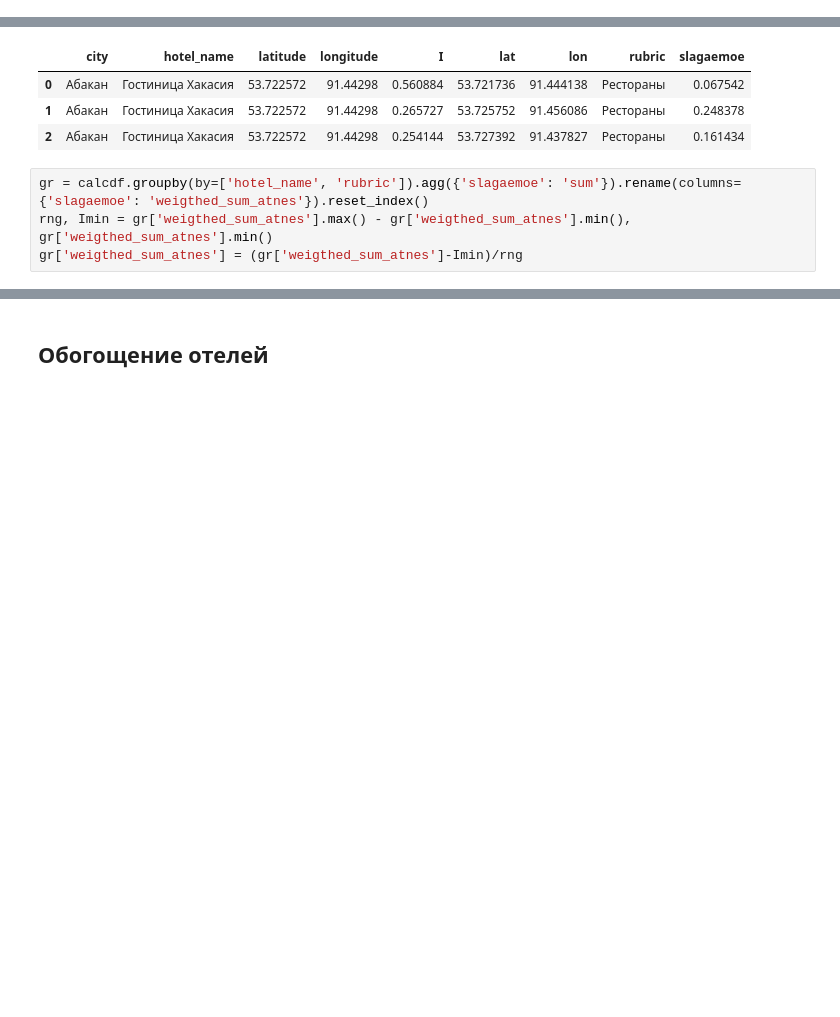
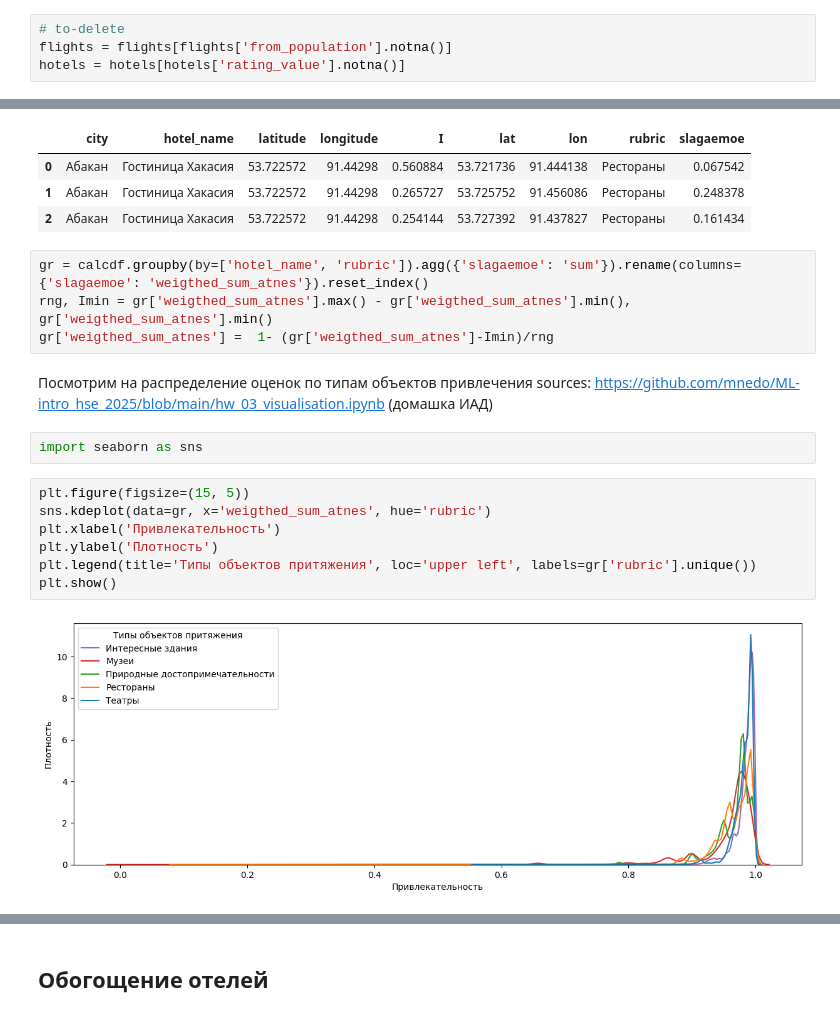
Before and after one commit to mnedo/SMADIMO_GP2, a Jupyter notebook: DataAgg.ipynb, the cells around one changed output, grey strips where cells are left out. Drawn from its saved outputs; the diff is of its cells as text; blank space fills up the shorter version.

```diff
--- a/DataAgg.ipynb
+++ b/DataAgg.ipynb
@@ -52,0 +56,4 @@ sightseens.head(3)
+# %%
+# to-delete
+flights = flights[flights['from_population'].notna()]
+hotels = hotels[hotels['rating_value'].notna()]
@@ -123,4 +153,18 @@ calcdf.head(3)
 # %%
 gr = calcdf.groupby(by=['hotel_name', 'rubric']).agg({'slagaemoe': 'sum'}).rename(columns={'slagaemoe': 'weigthed_sum_atnes'}).reset_index()
 rng, Imin = gr['weigthed_sum_atnes'].max() - gr['weigthed_sum_atnes'].min(), gr['weigthed_sum_atnes'].min()
-gr['weigthed_sum_atnes'] = (gr['weigthed_sum_atnes']-Imin)/rng
+gr['weigthed_sum_atnes'] =  1- (gr['weigthed_sum_atnes']-Imin)/rng
+# %% [markdown]
+Посмотрим на распределение оценок по типам объектов привлечения
+sources: https://github.com/mnedo/ML-intro_hse_2025/blob/main/hw_03_visualisation.ipynb (домашка ИАД)
+# %%
+import seaborn as sns
+# %%
+plt.figure(figsize=(15, 5))
+sns.kdeplot(data=gr, x='weigthed_sum_atnes', hue='rubric')
+plt.xlabel('Привлекательность')
+plt.ylabel('Плотность')
+plt.legend(title='Типы объектов притяжения', loc='upper left', labels=gr['rubric'].unique())
+plt.show()
+# %% [output]
+[figure, added]
```
Also changed, not shown: parts of 24 cells of this notebook.
